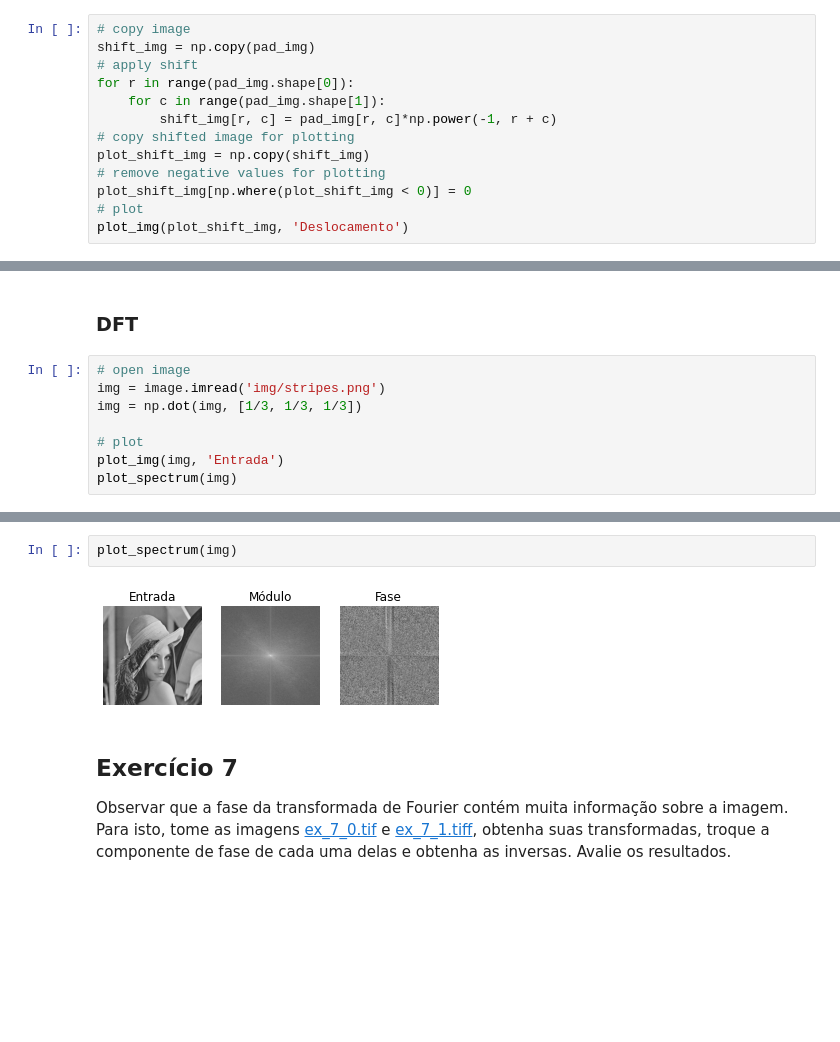
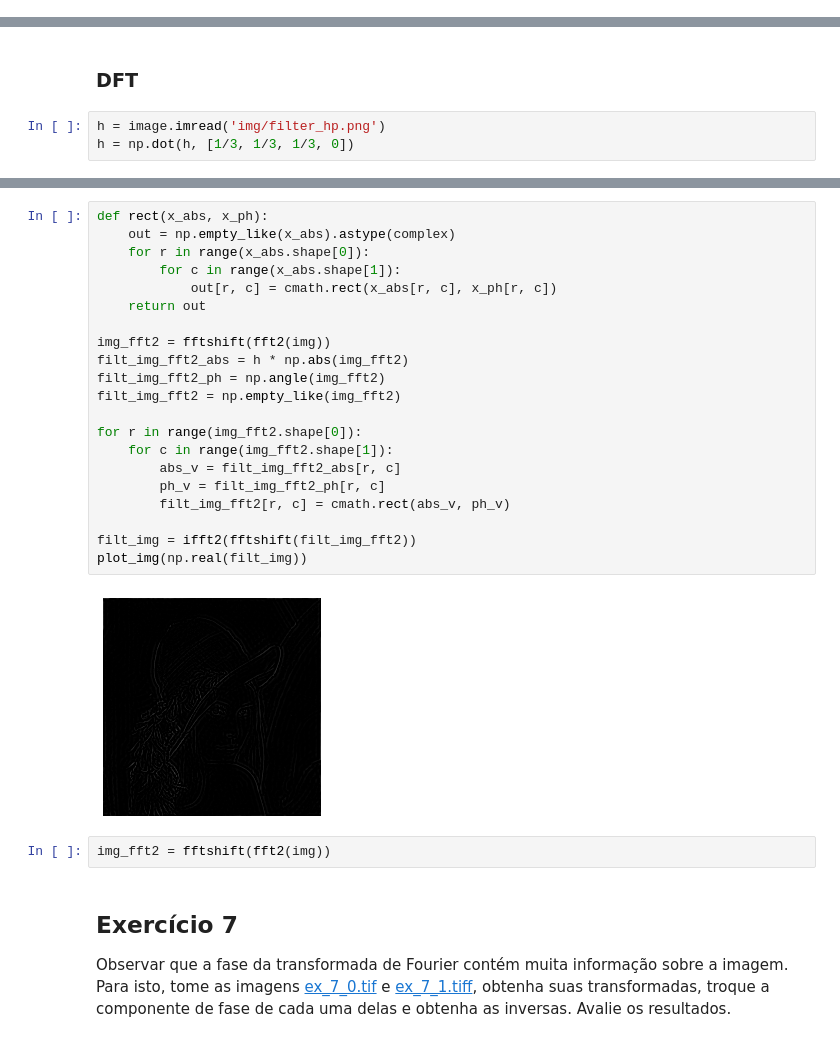
Before and after one commit to gabrielcbenedito/pdi, a Jupyter notebook: lista_1.ipynb, the cells around one changed output, grey strips where cells are left out. Cells and saved outputs as stored; diff of their text form; blank space fills up the shorter version.

```diff
--- a/lista_1.ipynb
+++ b/lista_1.ipynb
@@ -419,13 +417,0 @@ plot_img(pad_img, 'Zero padding')
-# %%
-# copy image
-shift_img = np.copy(pad_img)
-# apply shift
-for r in range(pad_img.shape[0]):
-    for c in range(pad_img.shape[1]):
-        shift_img[r, c] = pad_img[r, c]*np.power(-1, r + c)
-# copy shifted image for plotting
-plot_shift_img = np.copy(shift_img)
-# remove negative values for plotting
-plot_shift_img[np.where(plot_shift_img < 0)] = 0
-# plot
-plot_img(plot_shift_img, 'Deslocamento')
@@ -434,10 +424,5 @@ plot_img(plot_shift_img, 'Deslocamento')
 # %% [markdown]
 ### DFT
 # %%
-# open image
-img = image.imread('img/stripes.png')
-img = np.dot(img, [1/3, 1/3, 1/3])
-
-# plot
-plot_img(img, 'Entrada')
-plot_spectrum(img)
+h = image.imread('img/filter_hp.png')
+h = np.dot(h, [1/3, 1/3, 1/3, 0])
@@ -447,7 +429,28 @@ plot_spectrum(img)
-# %%
-plot_spectrum(img)
-# %% [output]
-[figure, removed]
+# %%
+def rect(x_abs, x_ph):
+    out = np.empty_like(x_abs).astype(complex)
+    for r in range(x_abs.shape[0]):
+        for c in range(x_abs.shape[1]):
+            out[r, c] = cmath.rect(x_abs[r, c], x_ph[r, c])
+    return out
+
+img_fft2 = fftshift(fft2(img))
+filt_img_fft2_abs = h * np.abs(img_fft2)
+filt_img_fft2_ph = np.angle(img_fft2)
+filt_img_fft2 = np.empty_like(img_fft2)
+
+for r in range(img_fft2.shape[0]):
+    for c in range(img_fft2.shape[1]):
+        abs_v = filt_img_fft2_abs[r, c]
+        ph_v = filt_img_fft2_ph[r, c]
+        filt_img_fft2[r, c] = cmath.rect(abs_v, ph_v)
+
+filt_img = ifft2(fftshift(filt_img_fft2))
+plot_img(np.real(filt_img))
+# %% [output]
+[figure, added]
+# %%
+img_fft2 = fftshift(fft2(img))
 # %% [markdown]
 ## Exercício 7
 
```
Also changed, not shown: parts of 7 cells of this notebook, 5 other files.
